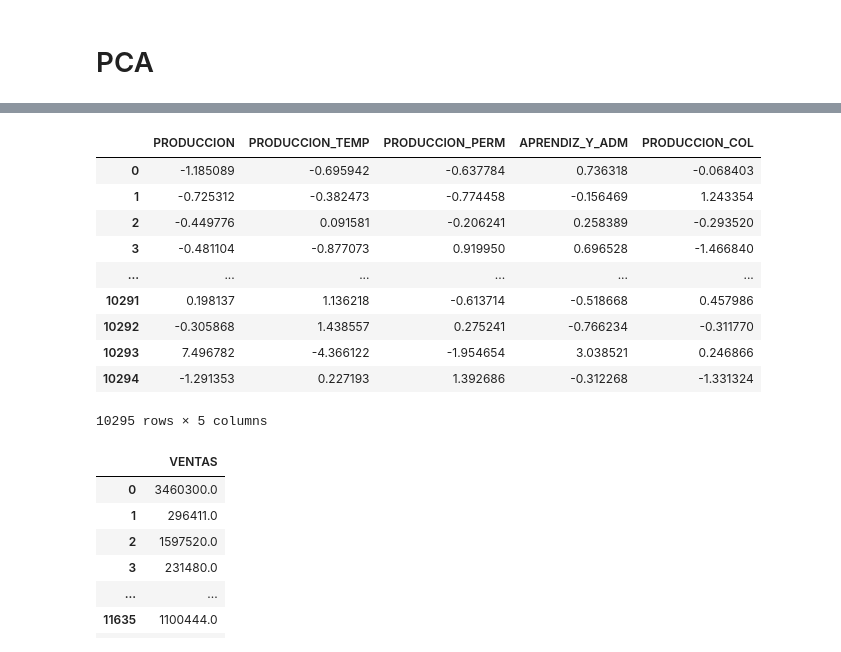
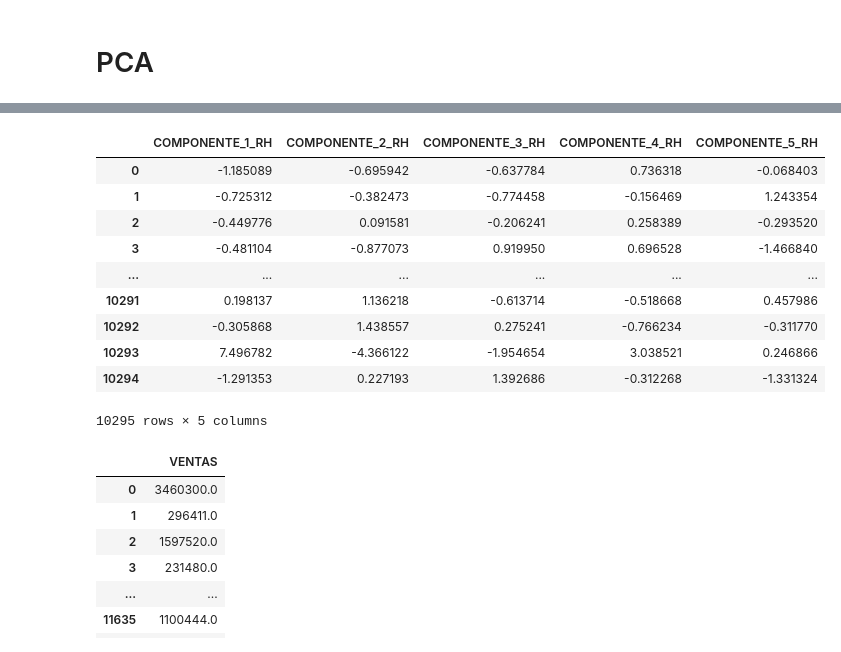
Before and after one commit to KatherinAcosta/Proyecto2018, a Jupyter notebook: 4.1.1 PCA Recursos humanos.ipynb, the cells around one changed output, grey strips where cells are left out. Drawn from its saved outputs; the diff is of its cells as text; code cells hidden in the pictures.

```diff
--- a/4.1.1 PCA Recursos humanos.ipynb
+++ b/4.1.1 PCA Recursos humanos.ipynb
@@ -272,8 +270,8 @@ Al analizar las componentes se evidencia que sólo la cuarta componente se enfoc
 # %%
-PCArecursosh = pd.DataFrame(data = Y_1, columns = ['PRODUCCION', 'PRODUCCION_TEMP','PRODUCCION_PERM', 'APRENDIZ_Y_ADM','PRODUCCION_COL'])
+PCArecursosh = pd.DataFrame(data = Y_1, columns = ['COMPONENTE_1_RH', 'COMPONENTE_2_RH','COMPONENTE_3_RH', 'COMPONENTE_4_RH','COMPONENTE_5_RH'])
 PCArecursosh.head(10295)
 # %% [output]
-|  | PRODUCCION | PRODUCCION_TEMP | PRODUCCION_PERM | APRENDIZ_Y_ADM | PRODUCCION_COL |
+|  | COMPONENTE_1_RH | COMPONENTE_2_RH | COMPONENTE_3_RH | COMPONENTE_4_RH | COMPONENTE_5_RH |
 | 0 | -1.185089 | -0.695942 | -0.637784 | 0.736318 | -0.068403 |
 | 1 | -0.725312 | -0.382473 | -0.774458 | -0.156469 | 1.243354 |
 | 2 | -0.449776 | 0.091581 | -0.206241 | 0.258389 | -0.293520 |
```
Also changed, not shown: parts of 5 cells of this notebook.
